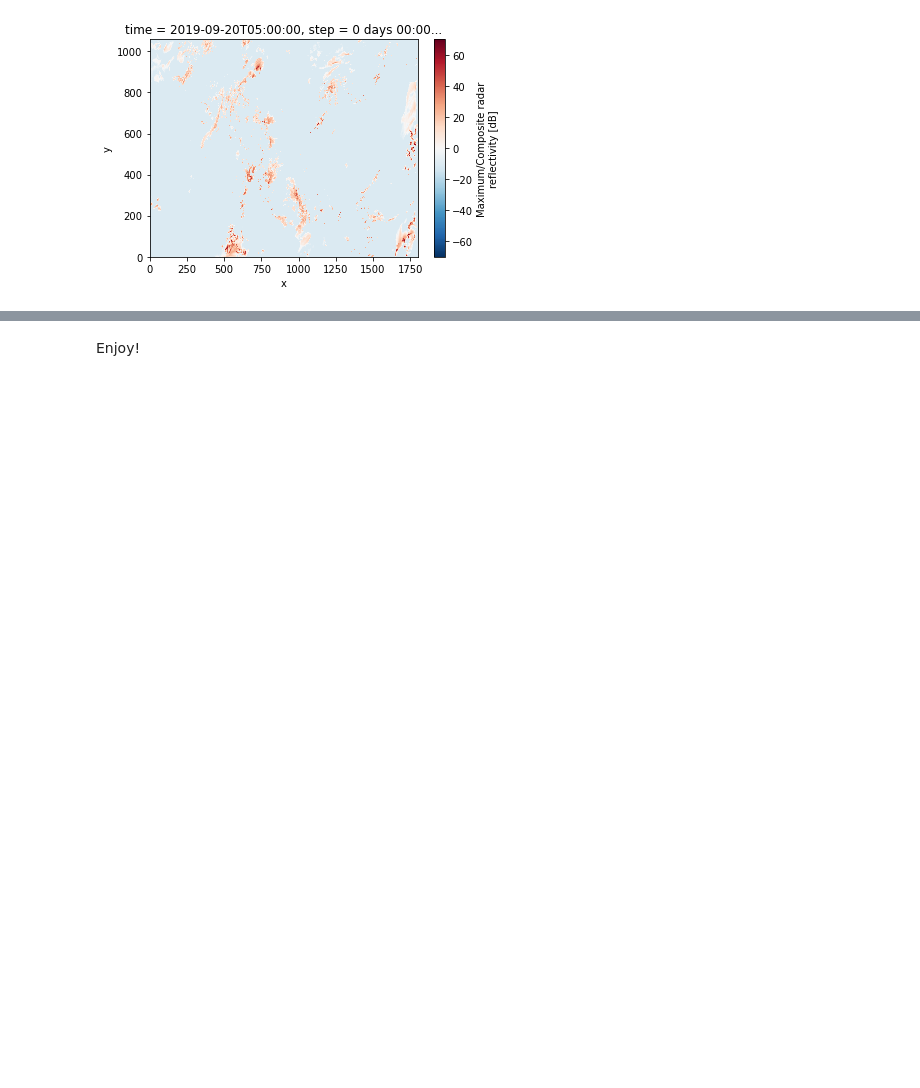
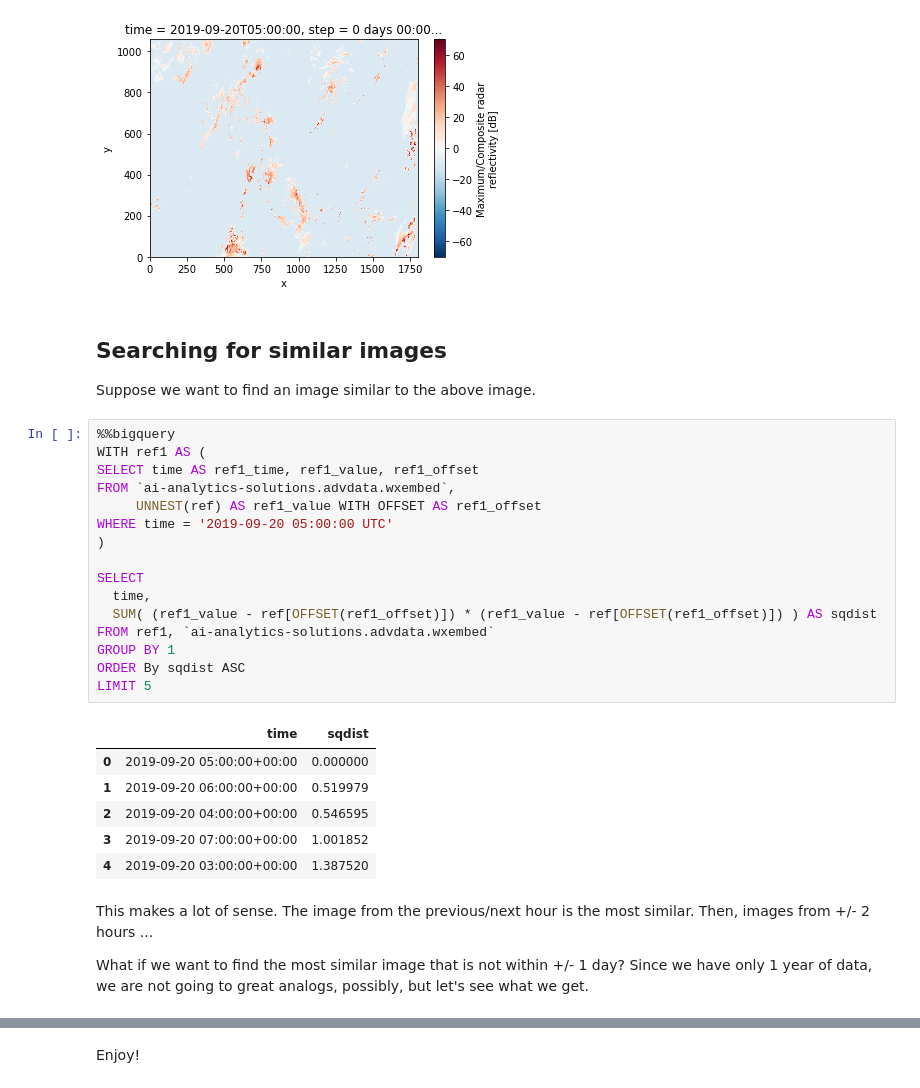
Before and after one commit to GoogleCloudPlatform/ml-design-patterns, a Jupyter notebook: 02_data_representation/weather_search/wx_embeddings.ipynb, the cells around one changed output, grey strips where cells are left out. Saved outputs shown, nothing was run; the diff lists cells and outputs as text; blank space fills up the shorter version.

```diff
--- a/02_data_representation/weather_search/wx_embeddings.ipynb
+++ b/02_data_representation/weather_search/wx_embeddings.ipynb
@@ -543,3 +543,37 @@ with tempfile.TemporaryDirectory() as tmpdirname:
 # %% [output]
 gs://high-resolution-rapid-refresh/hrrr.20190920/conus/hrrr.t05z.wrfsfcf00.grib2
 [figure]
+# %% [markdown]
+## Searching for similar images
+
+Suppose we want to find an image similar to the above image.
+# %%
+%%bigquery
+WITH ref1 AS (
+SELECT time AS ref1_time, ref1_value, ref1_offset
+FROM `ai-analytics-solutions.advdata.wxembed`,
+     UNNEST(ref) AS ref1_value WITH OFFSET AS ref1_offset
+WHERE time = '2019-09-20 05:00:00 UTC'
+)
+
+SELECT
+  time,
+  SUM( (ref1_value - ref[OFFSET(ref1_offset)]) * (ref1_value - ref[OFFSET(ref1_offset)]) ) AS sqdist
+FROM ref1, `ai-analytics-solutions.advdata.wxembed`
+GROUP BY 1
+ORDER By sqdist ASC
+LIMIT 5
+# %% [output]
+|  | time | sqdist |
+| 0 | 2019-09-20 05:00:00+00:00 | 0.000000 |
+| 1 | 2019-09-20 06:00:00+00:00 | 0.519979 |
+| 2 | 2019-09-20 04:00:00+00:00 | 0.546595 |
+| 3 | 2019-09-20 07:00:00+00:00 | 1.001852 |
+| 4 | 2019-09-20 03:00:00+00:00 | 1.387520 |
+# %% [markdown]
+This makes a lot of sense. The image from the previous/next hour is the most similar.
+Then, images from +/- 2 hours ...
+
+What if we want to find the most similar image that is not within +/- 1 day?
+Since we have only 1 year of data, we are not going to great analogs, possibly,
+but let's see what we get.
```
Also changed, not shown: parts of 7 cells of this notebook.
